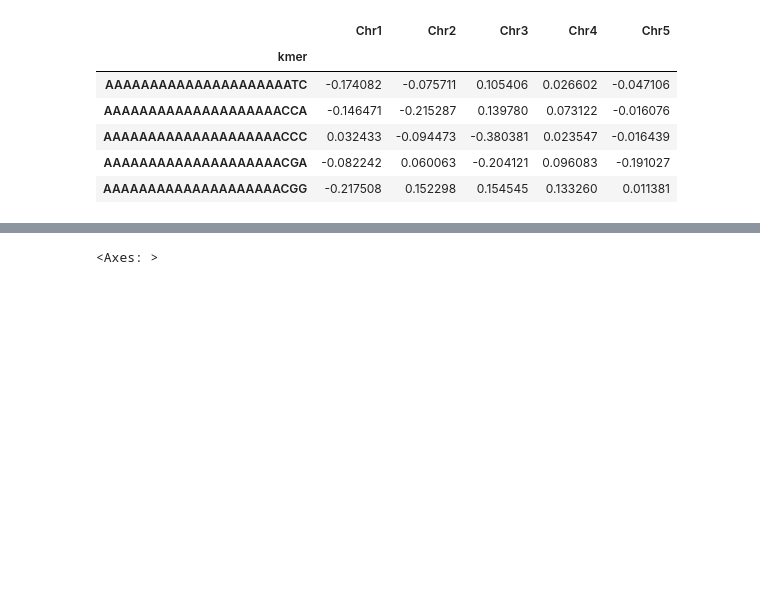
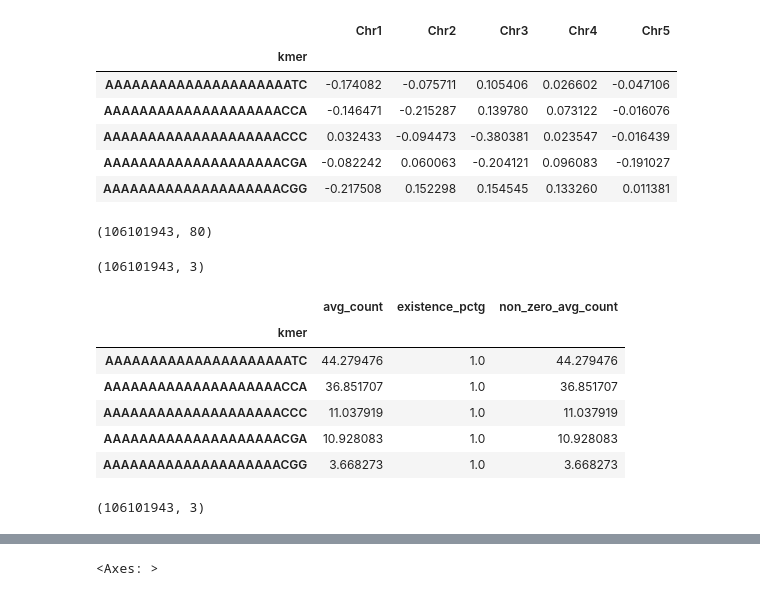
Before and after one commit to HazyFish/cen-kmers, a Jupyter notebook: notebooks/mpipz_analysis.ipynb, the cells around one changed output, grey strips where cells are left out. Saved outputs shown, nothing was run; the diff lists cells and outputs as text; code cells hidden in the pictures; blank space fills up the shorter version.

```diff
--- a/notebooks/mpipz_analysis.ipynb
+++ b/notebooks/mpipz_analysis.ipynb
@@ -640,3 +667,26 @@ df_corr.head()
 | AAAAAAAAAAAAAAAAAAAACCC | 0.032433 | -0.094473 | -0.380381 | 0.023547 | -0.016439 |
 | AAAAAAAAAAAAAAAAAAAACGA | -0.082242 | 0.060063 | -0.204121 | 0.096083 | -0.191027 |
 | AAAAAAAAAAAAAAAAAAAACGG | -0.217508 | 0.152298 | 0.154545 | 0.133260 | 0.011381 |
+# %%
+df_counts = pd.read_feather("../data/mpipz/filtered-joined-counts-80/filter-joint-counts-80.feather")
+df_counts.shape
+# %% [output]
+(106101943, 80)
+# %%
+df_counts_agg = pd.DataFrame(index=df_counts.index)
+
+df_counts_agg["avg_count"] = df_counts.mean(axis=1)
+df_counts_agg["existence_pctg"] = (df_counts > 0).mean(axis=1)
+df_counts_agg["non_zero_avg_count"] = df_counts_agg["avg_count"] / df_counts_agg["existence_pctg"]
+
+print(df_counts_agg.shape)
+df_counts_agg.head()
+# %% [output]
+(106101943, 3)
+|  | avg_count | existence_pctg | non_zero_avg_count |
+| kmer |  |  |  |
+| AAAAAAAAAAAAAAAAAAAAATC | 44.279476 | 1.0 | 44.279476 |
+| AAAAAAAAAAAAAAAAAAAACCA | 36.851707 | 1.0 | 36.851707 |
+| AAAAAAAAAAAAAAAAAAAACCC | 11.037919 | 1.0 | 11.037919 |
+| AAAAAAAAAAAAAAAAAAAACGA | 10.928083 | 1.0 | 10.928083 |
+| AAAAAAAAAAAAAAAAAAAACGG | 3.668273 | 1.0 | 3.668273 |
@@ -642,0 +695,5 @@ df_corr.head()
+# %%
+df_counts_agg = pd.read_feather("../data/mpipz/filtered-joined-counts-80/filter-joint-counts-80.aggregated.feather")
+df_counts_agg.shape
+# %% [output]
+(106101943, 3)
```
Also changed, not shown: parts of 6 cells of this notebook.
